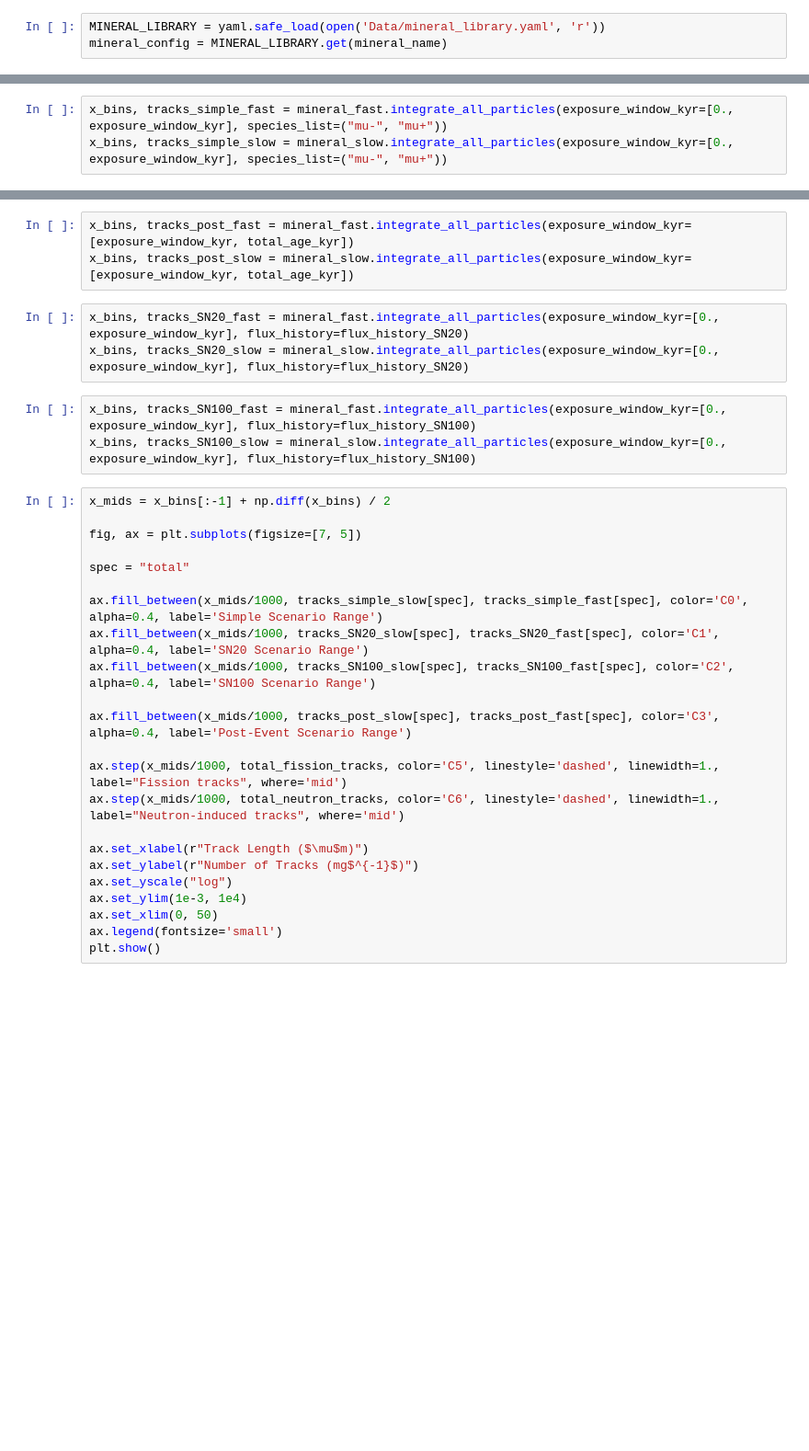
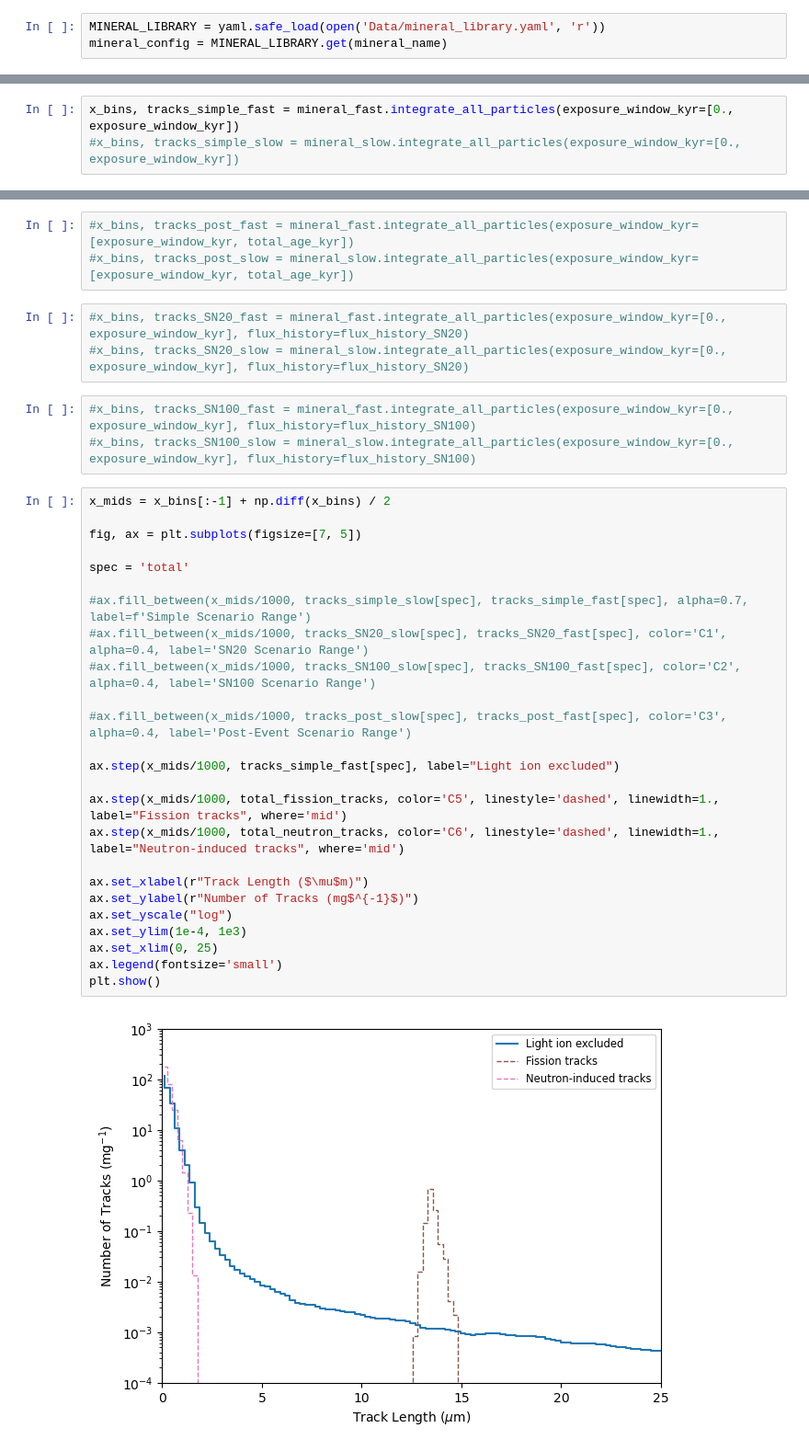
Before and after one commit to cgalelli/primus-paleo, a Jupyter notebook: MSC_analysis_new.ipynb, the cells around one changed output, grey strips where cells are left out. Shown at 92% size. Drawn from its saved outputs; the diff is of its cells as text; blank space fills up the shorter version.

```diff
--- a/MSC_analysis_new.ipynb
+++ b/MSC_analysis_new.ipynb
@@ -46,3 +58,3 @@ x_bins, total_neutron_tracks = mineral_slow.integrate_background_neutron_spectru
 # %%
-x_bins, tracks_simple_fast = mineral_fast.integrate_all_particles(exposure_window_kyr=[0., exposure_window_kyr], species_list=("mu-", "mu+"))
-x_bins, tracks_simple_slow = mineral_slow.integrate_all_particles(exposure_window_kyr=[0., exposure_window_kyr], species_list=("mu-", "mu+"))
+x_bins, tracks_simple_fast = mineral_fast.integrate_all_particles(exposure_window_kyr=[0., exposure_window_kyr])
+#x_bins, tracks_simple_slow = mineral_slow.integrate_all_particles(exposure_window_kyr=[0., exposure_window_kyr])
@@ -49,32 +65,36 @@ x_bins, tracks_simple_slow = mineral_slow.integrate_all_particles(exposure_windo
 # %%
-x_bins, tracks_post_fast = mineral_fast.integrate_all_particles(exposure_window_kyr=[exposure_window_kyr, total_age_kyr])
-x_bins, tracks_post_slow = mineral_slow.integrate_all_particles(exposure_window_kyr=[exposure_window_kyr, total_age_kyr])
+#x_bins, tracks_post_fast = mineral_fast.integrate_all_particles(exposure_window_kyr=[exposure_window_kyr, total_age_kyr])
+#x_bins, tracks_post_slow = mineral_slow.integrate_all_particles(exposure_window_kyr=[exposure_window_kyr, total_age_kyr])
 # %%
-x_bins, tracks_SN20_fast = mineral_fast.integrate_all_particles(exposure_window_kyr=[0., exposure_window_kyr], flux_history=flux_history_SN20)
-x_bins, tracks_SN20_slow = mineral_slow.integrate_all_particles(exposure_window_kyr=[0., exposure_window_kyr], flux_history=flux_history_SN20)
+#x_bins, tracks_SN20_fast = mineral_fast.integrate_all_particles(exposure_window_kyr=[0., exposure_window_kyr], flux_history=flux_history_SN20)
+#x_bins, tracks_SN20_slow = mineral_slow.integrate_all_particles(exposure_window_kyr=[0., exposure_window_kyr], flux_history=flux_history_SN20)
 # %%
-x_bins, tracks_SN100_fast = mineral_fast.integrate_all_particles(exposure_window_kyr=[0., exposure_window_kyr], flux_history=flux_history_SN100)
-x_bins, tracks_SN100_slow = mineral_slow.integrate_all_particles(exposure_window_kyr=[0., exposure_window_kyr], flux_history=flux_history_SN100)
+#x_bins, tracks_SN100_fast = mineral_fast.integrate_all_particles(exposure_window_kyr=[0., exposure_window_kyr], flux_history=flux_history_SN100)
+#x_bins, tracks_SN100_slow = mineral_slow.integrate_all_particles(exposure_window_kyr=[0., exposure_window_kyr], flux_history=flux_history_SN100)
 # %%
 x_mids = x_bins[:-1] + np.diff(x_bins) / 2
 
 fig, ax = plt.subplots(figsize=[7, 5])
 
-spec = "total"
+spec = 'total'
 
-ax.fill_between(x_mids/1000, tracks_simple_slow[spec], tracks_simple_fast[spec], color='C0', alpha=0.4, label='Simple Scenario Range')
-ax.fill_between(x_mids/1000, tracks_SN20_slow[spec], tracks_SN20_fast[spec], color='C1', alpha=0.4, label='SN20 Scenario Range')
-ax.fill_between(x_mids/1000, tracks_SN100_slow[spec], tracks_SN100_fast[spec], color='C2', alpha=0.4, label='SN100 Scenario Range')
+#ax.fill_between(x_mids/1000, tracks_simple_slow[spec], tracks_simple_fast[spec], alpha=0.7, label=f'Simple Scenario Range')
+#ax.fill_between(x_mids/1000, tracks_SN20_slow[spec], tracks_SN20_fast[spec], color='C1', alpha=0.4, label='SN20 Scenario Range')
+#ax.fill_between(x_mids/1000, tracks_SN100_slow[spec], tracks_SN100_fast[spec], color='C2', alpha=0.4, label='SN100 Scenario Range')
 
-ax.fill_between(x_mids/1000, tracks_post_slow[spec], tracks_post_fast[spec], color='C3', alpha=0.4, label='Post-Event Scenario Range')
+#ax.fill_between(x_mids/1000, tracks_post_slow[spec], tracks_post_fast[spec], color='C3', alpha=0.4, label='Post-Event Scenario Range')
+
+ax.step(x_mids/1000, tracks_simple_fast[spec], label="Light ion excluded")
 
 ax.step(x_mids/1000, total_fission_tracks, color='C5', linestyle='dashed', linewidth=1., label="Fission tracks", where='mid')
 ax.step(x_mids/1000, total_neutron_tracks, color='C6', linestyle='dashed', linewidth=1., label="Neutron-induced tracks", where='mid')
 
 ax.set_xlabel(r"Track Length ($\mu$m)")
 ax.set_ylabel(r"Number of Tracks (mg$^{-1}$)")
 ax.set_yscale("log")
-ax.set_ylim(1e-3, 1e4)
-ax.set_xlim(0, 50)
+ax.set_ylim(1e-4, 1e3)
+ax.set_xlim(0, 25)
 ax.legend(fontsize='small')
 plt.show()
+# %% [output]
+[figure, added]
```
Also changed, not shown: parts of 10 cells of this notebook, 1 other file.
